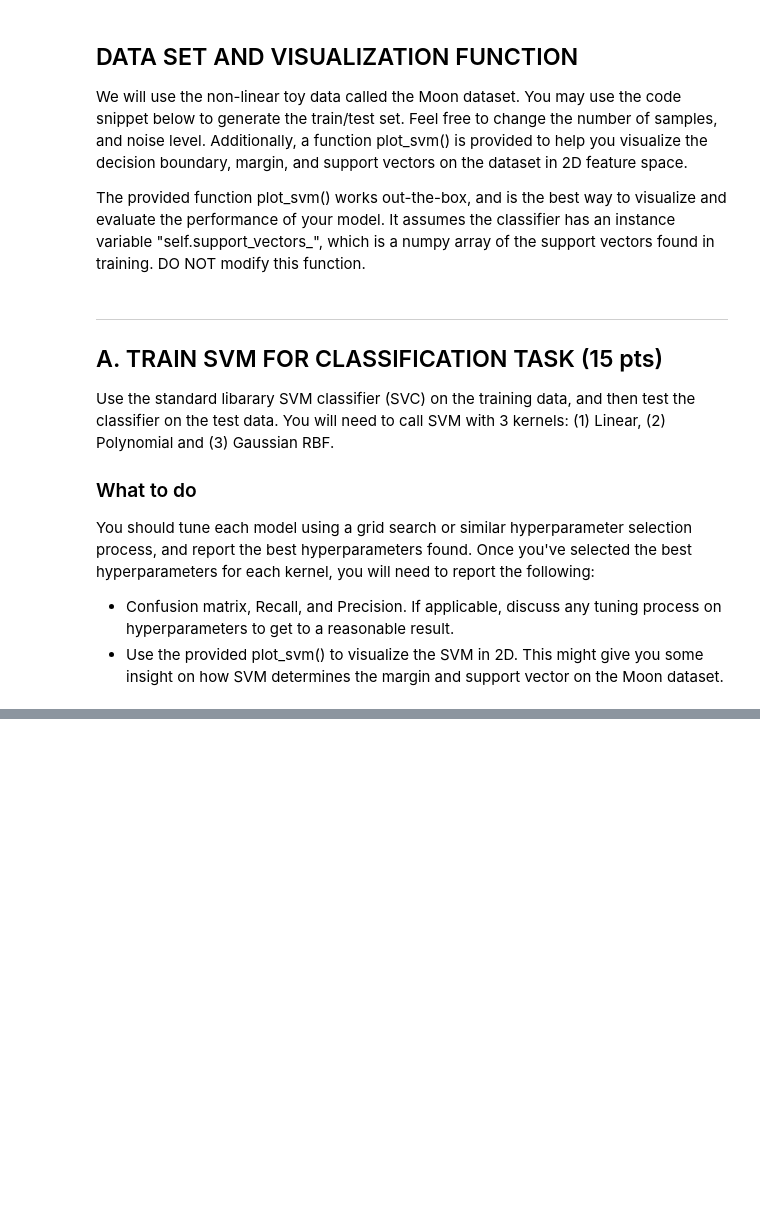
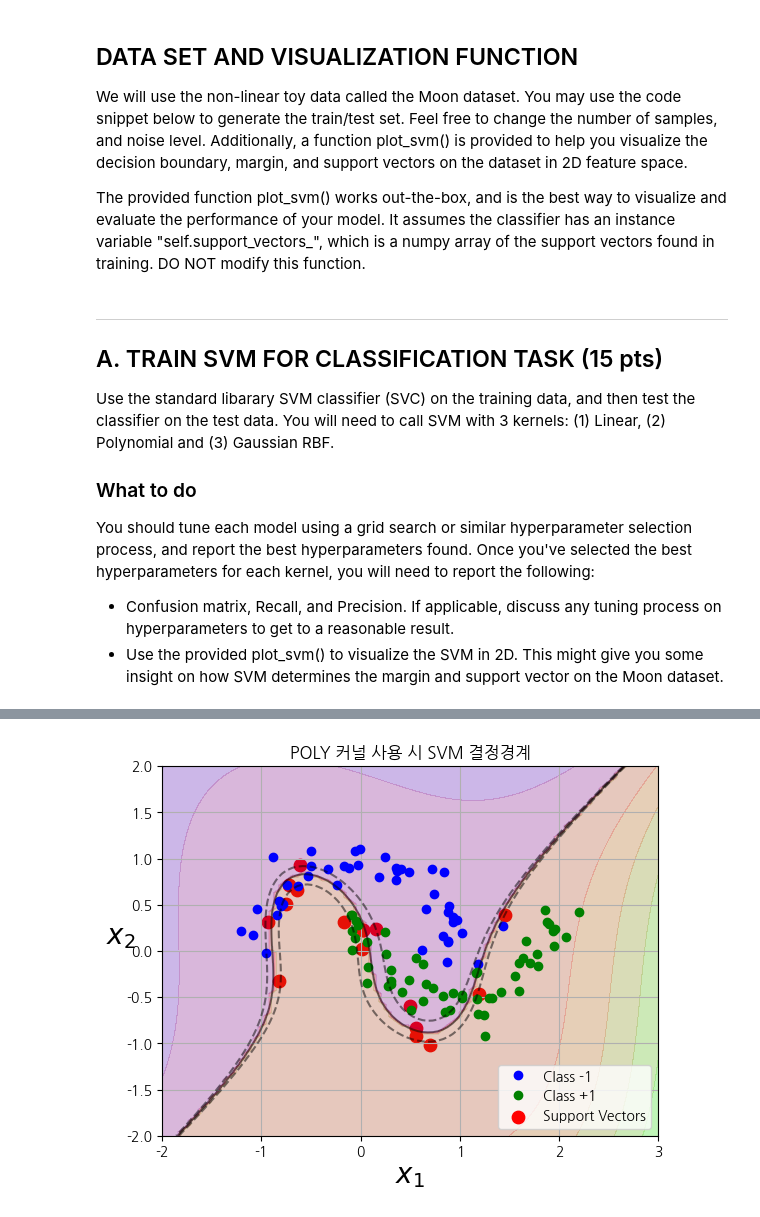
Before and after one commit to Scanf-s/Machine_Learning, a Jupyter notebook: Assignment_2/P1_SVM.ipynb, the cells around one changed output, grey strips where cells are left out. Cells and saved outputs as stored; diff of their text form; code cells hidden in the pictures; blank space fills up the shorter version.

```diff
--- a/Assignment_2/P1_SVM.ipynb
+++ b/Assignment_2/P1_SVM.ipynb
@@ -91,0 +206,78 @@ import numpy as np
+# %%
+# Polynomial 커널
+"""
+다항식 커널의 경우, degree, coef0, gamma 파라미터를 전달해야 함
+이때, degree는 다항식의 차수, coef0는 다항식 커널에서의 상수항, gamma는 다항식 커널에서의 gamma 값(커널의 폭을 조절하는 하이퍼파라미터)
+검색해서 찾아본 결과, degree가 너무 크다면 과적합이 발생할 수 있다고 하므로, 적당히 2 ~ 6으로 설정하였음
+coef0는 0 ~ 10 사이로 설정하였고,
+gamma는 0.001 ~ 10으로 설정하였음
+n_iter값은 MAC Mini M4 기본형 CPU로만 계산해야 하기 때문에 10으로 설정하였음 (100으로 설정 시 너무 오래걸리며, 하드웨어 부하가 커짐)
+
+처음 학습을 진행한 결과, 최적의 하이퍼파라미터는 svc__C : 5.74, svc__coef0 : 72.21, svc__degree : 3, svc__gamma : 2.12로 나왔음
+이후 svc__C를 5 ~ 7으로 범위를 조정하였고, svc__coef0는 70 ~ 75로 범위를 조정, svc__degree는 3으로 고정, svc__gamma는 1 ~ 3으로 범위를 조정하였음 -> 이 때, 범위가 조정되어 빠르게 결과가 나왔으므로 n_iter를 100으로 설정하였음
+
+두번째 학습을 진행한 결과, svc__C : 6.66, svc__coef0 : 71.06, svc__degree : 3, svc__gamma : 1.36로 나왔고,
+학습 지표는 아래와 같이 나타났음
+Confusion Matrix:
+ [[55  0]
+ [ 1 44]]
+Recall    : 1.000
+Precision : 0.982
+이후 svc__C를 6 ~ 7로 범위를 조정하였고, svc__coef0는 71 ~ 72로 범위를 조정, svc__degree는 3으로 고정, svc__gamma는 1 ~ 1.5로 범위를 조정하였음
+
+세번째 학습을 진행한 결과, svc__C : 6.87, svc__coef0 : 71.01, svc__degree : 3, svc__gamma : 1.36로 나왔음
+학습 지표는 아래와 같이 두번째 학습보다 결과가 더 좋지 않음. 따라서 최종 하이퍼파라미터는 두번째 학습 결과로 설정하였음
+ [[55  0]
+ [ 3 42]]
+Recall    : 1.000
+Precision : 0.948
+
+따라서 최적의 하이퍼파라미터는 svc_degree : 3, svc__C : 6.664885281600844, svc__coef0 : 71.06169555339137, svc__gamma : 1.3636499344142012임을 알 수 있다.
+"""
+# Try 1
+# soft_margin_svm(
+#     kernel='poly',
+#     parameters={
+#         'svc__degree': randint(2, 6),
+#         'svc__C': uniform(0.1, 100),
+#         'svc__coef0': uniform(0.01, 100),
+#         'svc__gamma': uniform(0.001, 10)
+#     },
+#     n_iter=10
+# )
+
+# Try 2
+# soft_margin_svm(
+#     kernel='poly',
+#     parameters={
+#         'svc__degree': [3],
+#         'svc__C': uniform(5, 2),
+#         'svc__coef0': uniform(70, 5),
+#         'svc__gamma': uniform(1, 2)
+#     },
+#     n_iter=100
+# )
+
+# Try 3
+# soft_margin_svm(
+#     kernel='poly',
+#     parameters={
+#         'svc__degree': [3],
+#         'svc__C': uniform(6, 1),
+#         'svc__coef0': uniform(71, 1),
+#         'svc__gamma': uniform(1, 0.5)
+#     },
+#     n_iter=100
+# )
+
+soft_margin_svm(
+    kernel='poly',
+    parameters={
+        'svc__degree': [3],
+        'svc__C': [6.664885281600844],
+        'svc__coef0': [71.06169555339137],
+        'svc__gamma': [1.3636499344142012]
+    },
+    n_iter=1
+)
+# %% [output]
@@ -91,0 +290 @@ import numpy as np
+[figure, added]
```
Also changed, not shown: parts of 5 cells of this notebook, 1 other file.
